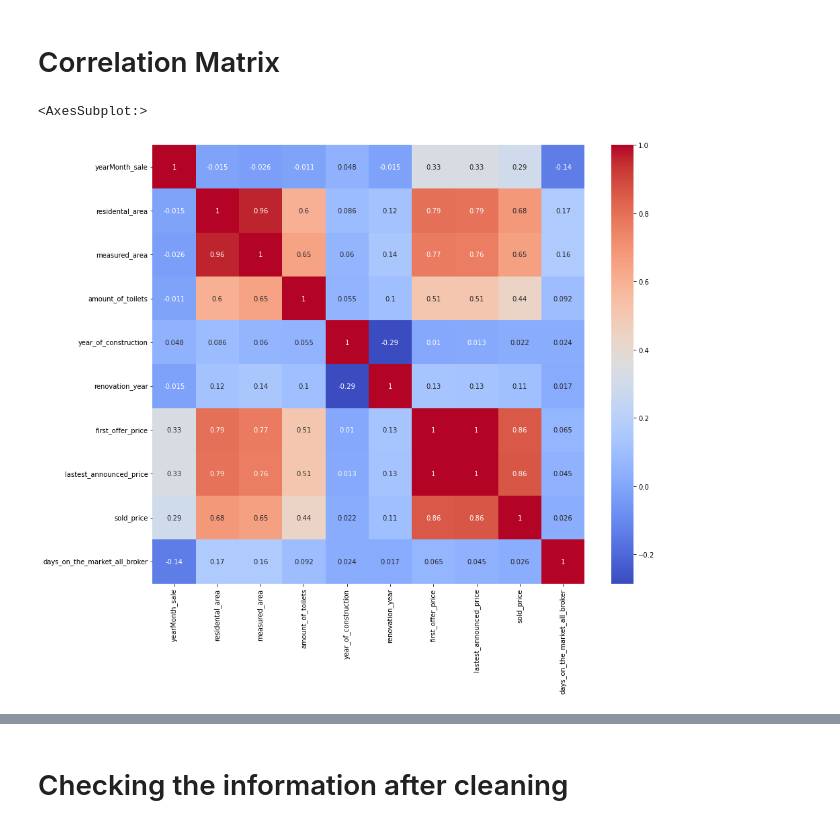
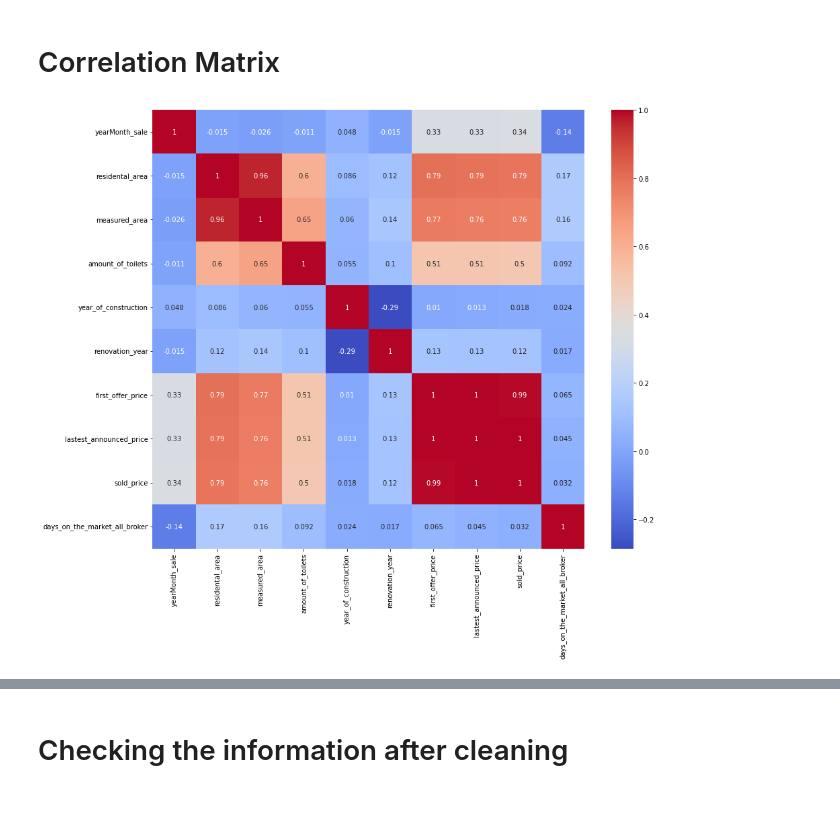
Before and after one commit to FontanaPedro/DBA-Project, a Jupyter notebook: Code_Exploratory Data Anal. & Pre-Processing.ipynb, the cells around one changed output, grey strips where cells are left out. Saved outputs shown, nothing was run; the diff lists cells and outputs as text; code cells hidden in the pictures.

```diff
--- a/Code_Exploratory Data Anal. & Pre-Processing.ipynb
+++ b/Code_Exploratory Data Anal. & Pre-Processing.ipynb
@@ -567,6 +567,7 @@ duplicates.shape
 
 #Drop all duplicates
 df.drop_duplicates(inplace=True)
+df = df[df['sold_price'] <= 58000000]
 # %% [markdown]
 # Change data type to categorical type
 # %% [markdown]
@@ -578,17 +579,22 @@ df.to_csv("clean_housing_data.csv", index=False)
 # %%
 
 # Create correlation matrix
 corr_matrix = df.drop(excluded_cols, axis=1).corr()
 
 
 # Set figure size
-plt.figure(figsize=(14.4,12))
+plt.figure(figsize=(14.4,12)).set_facecolor('white')
 
 # Create heatmap of the correlation matrix
 sns.heatmap(corr_matrix, annot=True, cmap="coolwarm")
+
+# Add a title to the plot
+
+
+
+plt.savefig('correlation_matrix.png', format='png')
 # %% [output]
-<AxesSubplot:>
-[figure, old version]
+[figure, new version]
 # %%
 print(df.shape)
 df.head(20)
```
Also changed, not shown: parts of 4 cells of this notebook, 2 other files.
